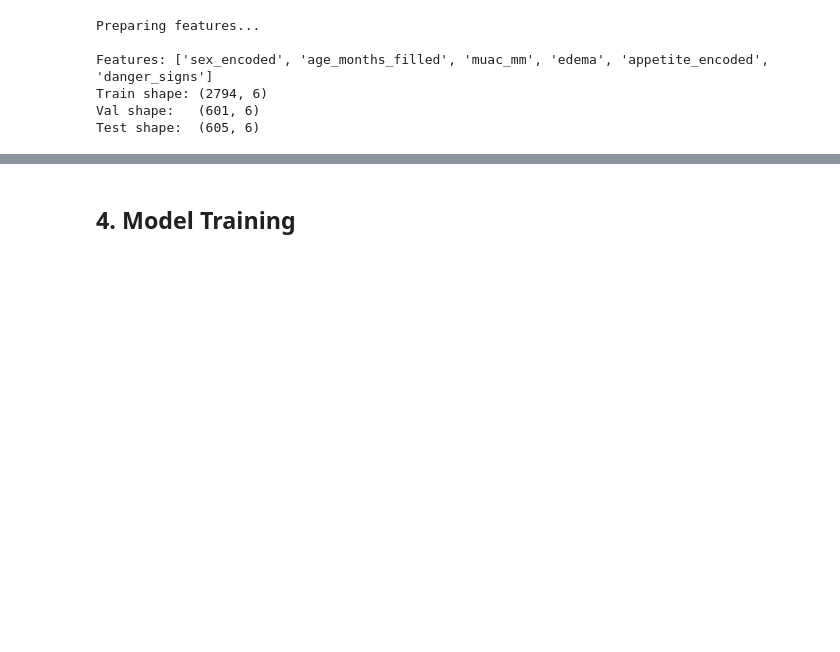
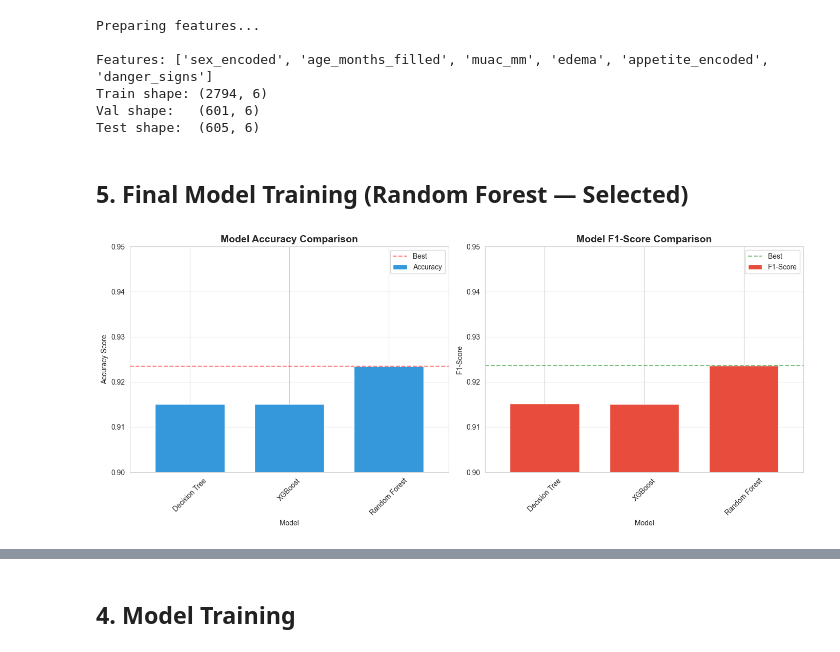
Before and after one commit to Dau2004/Gelm-th_project, a Jupyter notebook: Notebooks/model_training.ipynb, the cells around one changed output, grey strips where cells are left out. Saved outputs shown, nothing was run; the diff lists cells and outputs as text; code cells hidden in the pictures; blank space fills up the shorter version.

```diff
--- a/Notebooks/model_training.ipynb
+++ b/Notebooks/model_training.ipynb
@@ -100,3 +100,5 @@ Features: ['sex_encoded', 'age_months_filled', 'muac_mm', 'edema', 'appetite_enc
 Train shape: (2794, 6)
 Val shape:   (601, 6)
 Test shape:  (605, 6)
+# %% [markdown]
+## 5. Final Model Training (Random Forest — Selected)
@@ -102,0 +129,30 @@ Test shape:  (605, 6)
+# %%
+# Create a comprehensive visualization of training and validation performance
+fig, axes = plt.subplots(1, 2, figsize=(14, 6))
+
+# Plot 1: Accuracy comparison
+comparison_df['Accuracy'].plot(kind='bar', ax=axes[0], color='#3498db', width=0.7)
+axes[0].set_title('Model Accuracy Comparison', fontsize=14, fontweight='bold')
+axes[0].set_ylabel('Accuracy Score')
+axes[0].set_xlabel('Model')
+axes[0].set_ylim([0.90, 0.95])
+axes[0].axhline(y=comparison_df['Accuracy'].max(), color='r', linestyle='--', alpha=0.5, label='Best')
+axes[0].legend()
+axes[0].grid(axis='y', alpha=0.3)
+axes[0].set_xticklabels(axes[0].get_xticklabels(), rotation=45)
+
+# Plot 2: F1-Score comparison
+comparison_df['F1-Score'].plot(kind='bar', ax=axes[1], color='#e74c3c', width=0.7)
+axes[1].set_title('Model F1-Score Comparison', fontsize=14, fontweight='bold')
+axes[1].set_ylabel('F1-Score')
+axes[1].set_xlabel('Model')
+axes[1].set_ylim([0.90, 0.95])
+axes[1].axhline(y=comparison_df['F1-Score'].max(), color='g', linestyle='--', alpha=0.5, label='Best')
+axes[1].legend()
+axes[1].grid(axis='y', alpha=0.3)
+axes[1].set_xticklabels(axes[1].get_xticklabels(), rotation=45)
+
+plt.tight_layout()
+plt.show()
+# %% [output]
+[figure, added]
```
Also changed, not shown: parts of 15 cells of this notebook, 14 other files.
